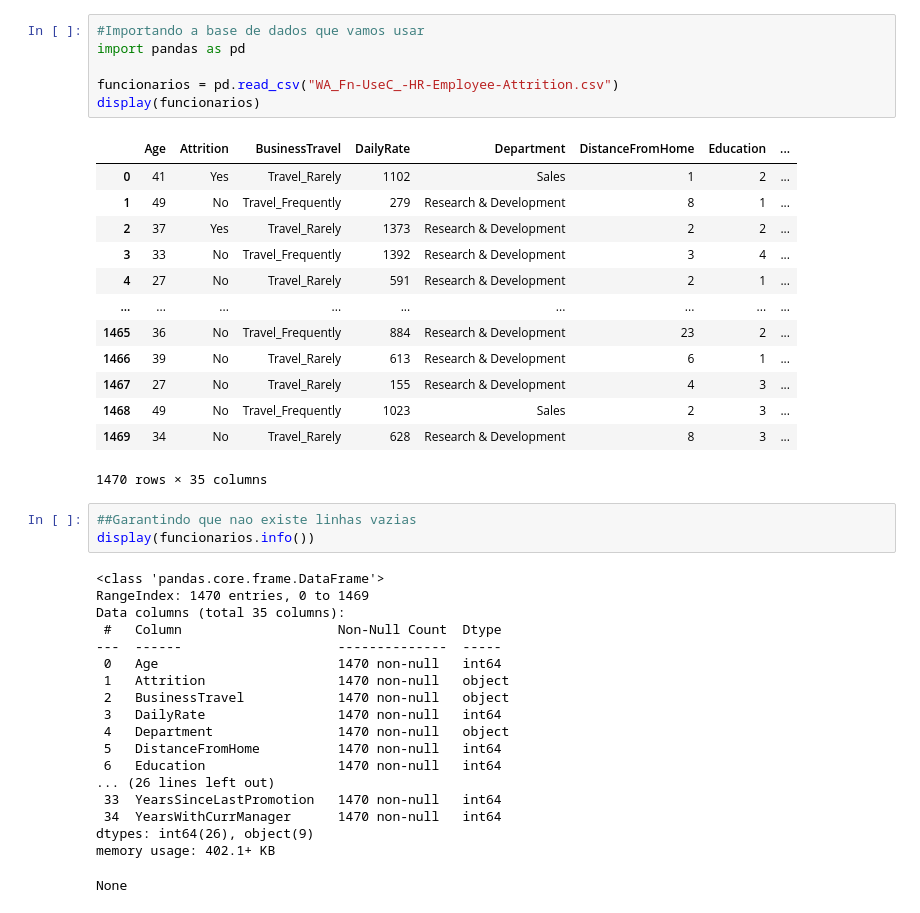
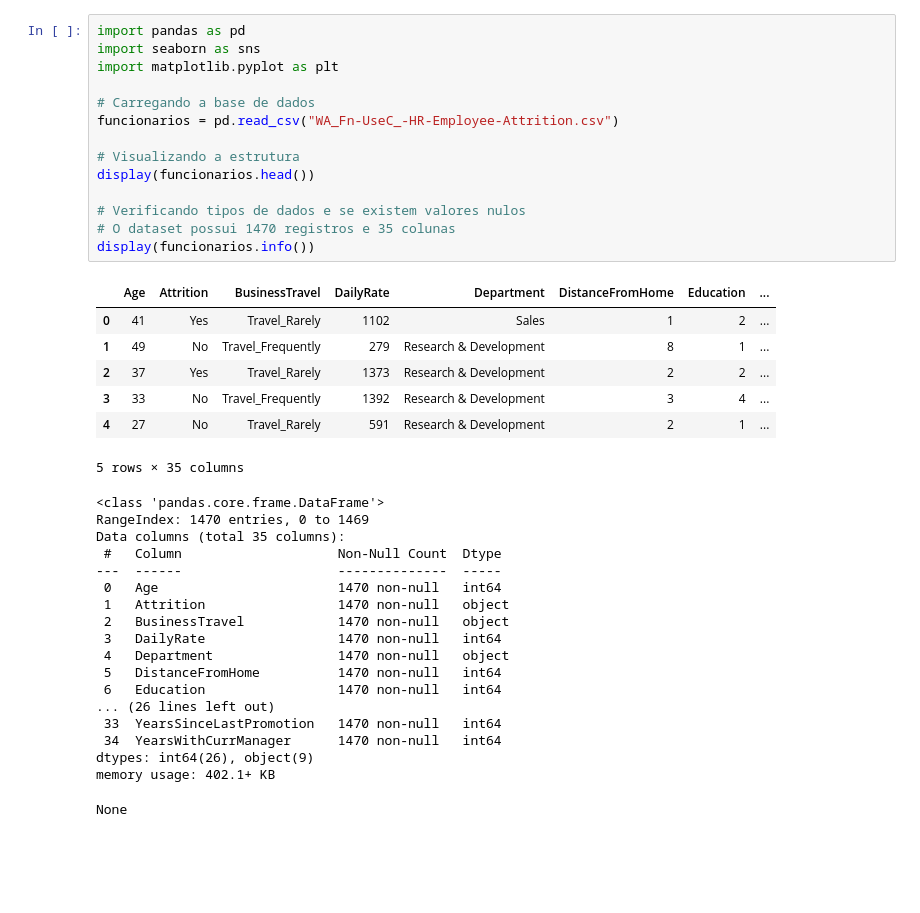
Before and after one commit to joaolpt/meus-estudos-python, a Jupyter notebook: desafios/desafio2/desafio2.ipynb, the cells around one changed output. Drawn from its saved outputs; the diff is of its cells as text; blank space fills up the shorter version.

```diff
--- a/desafios/desafio2/desafio2.ipynb
+++ b/desafios/desafio2/desafio2.ipynb
@@ -8,42 +20,40 @@ Base de dados: https://www.kaggle.com/datasets/pavansubhasht/ibm-hr-analytics-at
 # %%
-#Importando a base de dados que vamos usar
 import pandas as pd
+import seaborn as sns
+import matplotlib.pyplot as plt
 
+# Carregando a base de dados
 funcionarios = pd.read_csv("WA_Fn-UseC_-HR-Employee-Attrition.csv")
-display(funcionarios)
+
+# Visualizando a estrutura
+display(funcionarios.head())
+
+# Verificando tipos de dados e se existem valores nulos
+# O dataset possui 1470 registros e 35 colunas
+display(funcionarios.info())
 # %% [output]
 |  | Age | Attrition | BusinessTravel | DailyRate | Department | DistanceFromHome | Education | ... |
 | 0 | 41 | Yes | Travel_Rarely | 1102 | Sales | 1 | 2 | ... |
 | 1 | 49 | No | Travel_Frequently | 279 | Research & Development | 8 | 1 | ... |
 | 2 | 37 | Yes | Travel_Rarely | 1373 | Research & Development | 2 | 2 | ... |
 | 3 | 33 | No | Travel_Frequently | 1392 | Research & Development | 3 | 4 | ... |
 | 4 | 27 | No | Travel_Rarely | 591 | Research & Development | 2 | 1 | ... |
-| ... | ... | ... | ... | ... | ... | ... | ... | ... |
-| 1465 | 36 | No | Travel_Frequently | 884 | Research & Development | 23 | 2 | ... |
-| 1466 | 39 | No | Travel_Rarely | 613 | Research & Development | 6 | 1 | ... |
-| 1467 | 27 | No | Travel_Rarely | 155 | Research & Development | 4 | 3 | ... |
-| 1468 | 49 | No | Travel_Frequently | 1023 | Sales | 2 | 3 | ... |
-| 1469 | 34 | No | Travel_Rarely | 628 | Research & Development | 8 | 3 | ... |
-1470 rows × 35 columns
+5 rows × 35 columns
+<class 'pandas.core.frame.DataFrame'>
+RangeIndex: 1470 entries, 0 to 1469
+Data columns (total 35 columns):
+ #   Column                    Non-Null Count  Dtype
+---  ------                    --------------  -----
+ 0   Age                       1470 non-null   int64
+ 1   Attrition                 1470 non-null   object
+ 2   BusinessTravel            1470 non-null   object
+ 3   DailyRate                 1470 non-null   int64
+ 4   Department                1470 non-null   object
+ 5   DistanceFromHome          1470 non-null   int64
+ 6   Education                 1470 non-null   int64
+... (26 lines left out)
+ 33  YearsSinceLastPromotion   1470 non-null   int64
+ 34  YearsWithCurrManager      1470 non-null   int64
+dtypes: int64(26), object(9)
+memory usage: 402.1+ KB
+None
-# %%
-##Garantindo que nao existe linhas vazias
-display(funcionarios.info())
-# %% [output]
-<class 'pandas.core.frame.DataFrame'>
-RangeIndex: 1470 entries, 0 to 1469
-Data columns (total 35 columns):
- #   Column                    Non-Null Count  Dtype
----  ------                    --------------  -----
- 0   Age                       1470 non-null   int64
- 1   Attrition                 1470 non-null   object
- 2   BusinessTravel            1470 non-null   object
- 3   DailyRate                 1470 non-null   int64
- 4   Department                1470 non-null   object
- 5   DistanceFromHome          1470 non-null   int64
- 6   Education                 1470 non-null   int64
-... (26 lines left out)
- 33  YearsSinceLastPromotion   1470 non-null   int64
- 34  YearsWithCurrManager      1470 non-null   int64
-dtypes: int64(26), object(9)
-memory usage: 402.1+ KB
-None
```
Also changed, not shown: parts of 11 cells of this notebook, 11 other files.
